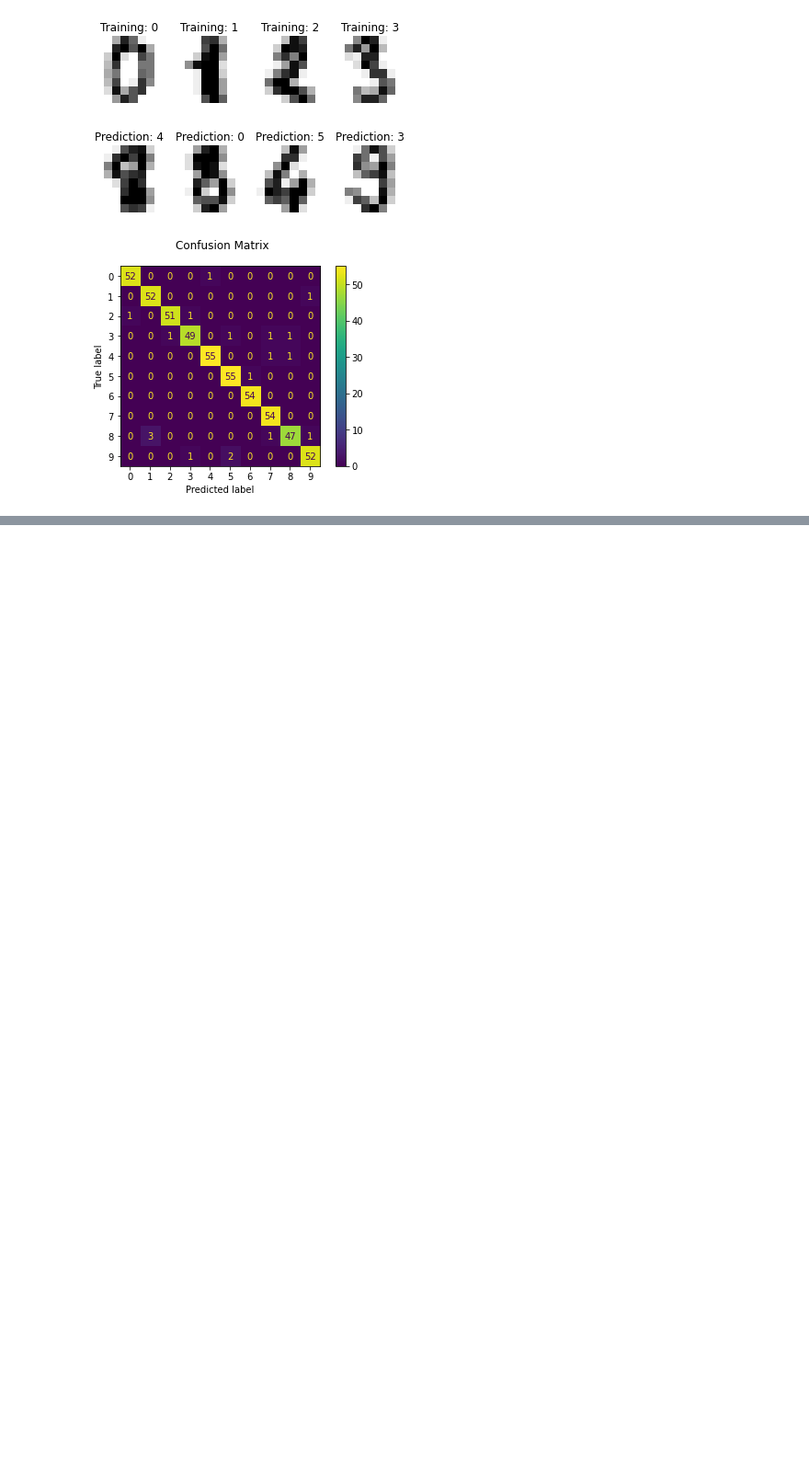
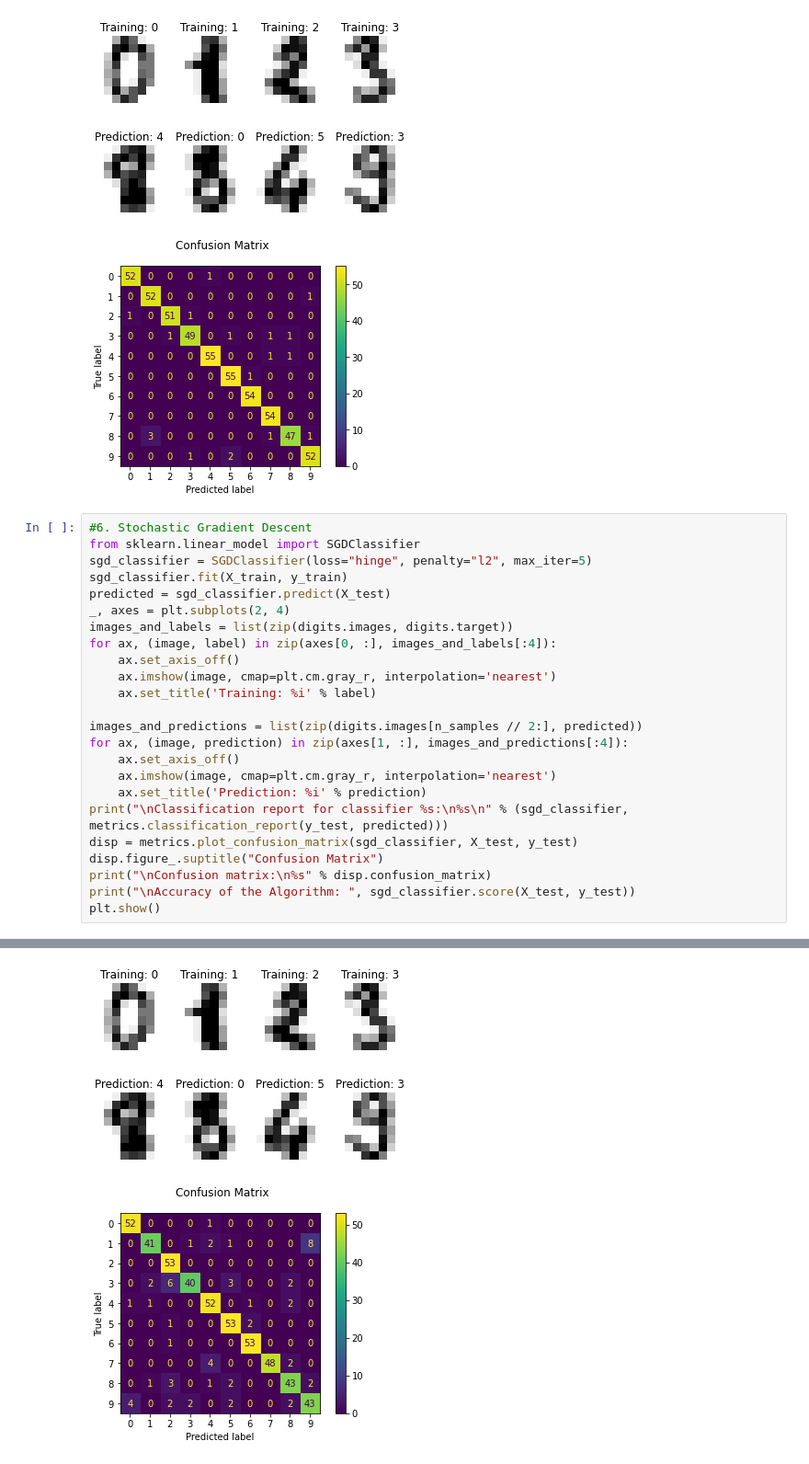
Before and after one commit to meysamhadigheh/test_number_recognition, a Jupyter notebook: mahroon_SkLearn/number_recognition.ipynb, the cells around one changed output, grey strips where cells are left out. Shown: that part at 92% size. Cells and saved outputs as stored; diff of their text form; blank space fills up the shorter version.

Commit message:
6. Stochastic Gradient Descent classifier

```diff
--- a/mahroon_SkLearn/number_recognition.ipynb
+++ b/mahroon_SkLearn/number_recognition.ipynb
@@ -279,3 +279,28 @@ Classification report for classifier KNeighborsClassifier(metric='euclidean'):
 Accuracy of the Algorithm:  0.9648148148148148
 [figure]
 [figure]
+# %%
+#6. Stochastic Gradient Descent
+from sklearn.linear_model import SGDClassifier
+sgd_classifier = SGDClassifier(loss="hinge", penalty="l2", max_iter=5)
+sgd_classifier.fit(X_train, y_train)
+predicted = sgd_classifier.predict(X_test)
+_, axes = plt.subplots(2, 4)
+images_and_labels = list(zip(digits.images, digits.target))
+for ax, (image, label) in zip(axes[0, :], images_and_labels[:4]):
+    ax.set_axis_off()
+    ax.imshow(image, cmap=plt.cm.gray_r, interpolation='nearest')
+    ax.set_title('Training: %i' % label)
+
+images_and_predictions = list(zip(digits.images[n_samples // 2:], predicted))
+for ax, (image, prediction) in zip(axes[1, :], images_and_predictions[:4]):
+    ax.set_axis_off()
+    ax.imshow(image, cmap=plt.cm.gray_r, interpolation='nearest')
+    ax.set_title('Prediction: %i' % prediction)
+print("\nClassification report for classifier %s:\n%s\n" % (sgd_classifier, metrics.classification_report(y_test, predicted)))
+disp = metrics.plot_confusion_matrix(sgd_classifier, X_test, y_test)
+disp.figure_.suptitle("Confusion Matrix")
+print("\nConfusion matrix:\n%s" % disp.confusion_matrix)
+print("\nAccuracy of the Algorithm: ", sgd_classifier.score(X_test, y_test))
+plt.show()
+# %% [output]
@@ -281,0 +324,2 @@ Accuracy of the Algorithm:  0.9648148148148148
+[figure, added]
+[figure, added]
```
Also changed, not shown: parts of 1 cell of this notebook.
